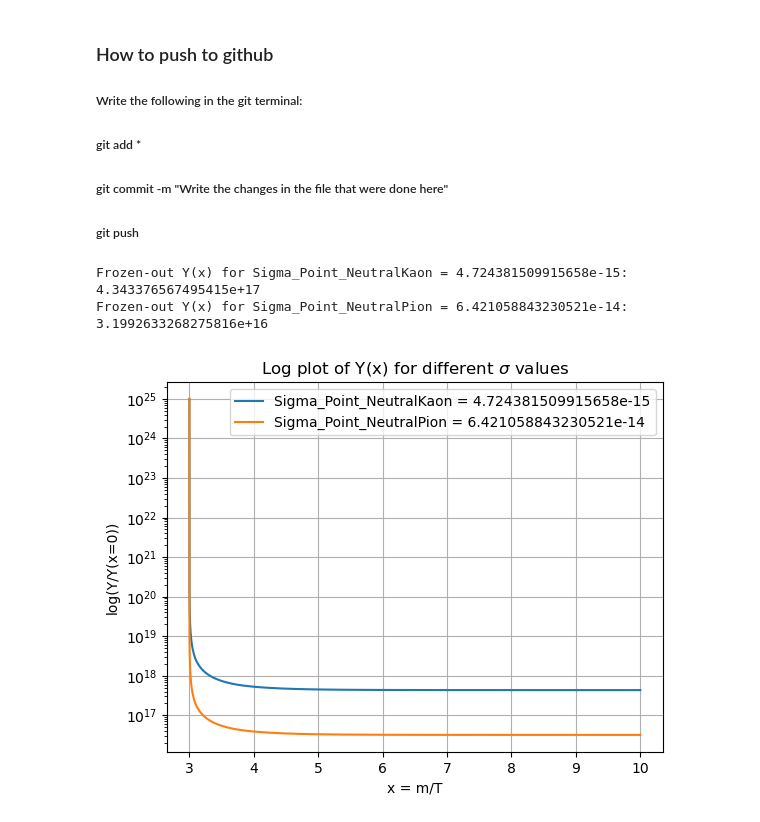
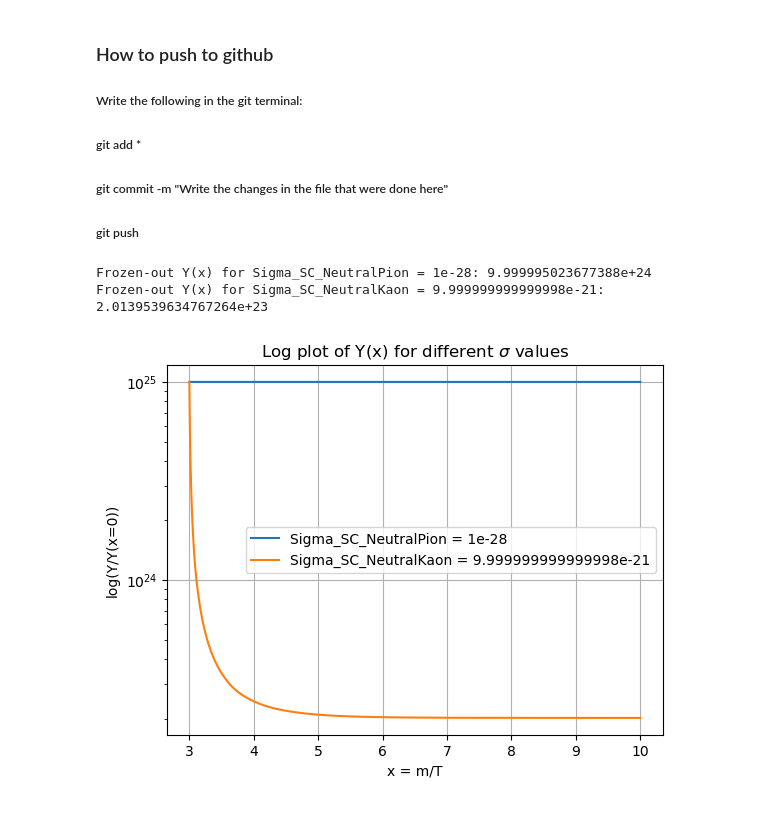
Before and after one commit to IgalPress/Thesis, a Jupyter notebook: FreezeOutCode.ipynb, the cells around one changed output. Saved outputs shown, nothing was run; the diff lists cells and outputs as text; code cells hidden in the pictures.

Commit message:
Tweaked code and added a line where I can play with pion and kaon masses

```diff
--- a/FreezeOutCode.ipynb
+++ b/FreezeOutCode.ipynb
@@ -26,34 +26,34 @@ with open('GstarS.csv', 'r') as f:
 Y0 = [1e25]
 x_min = 3
 x_max = 10
 x_span = (x_min, x_max)
 x_eval = np.linspace(x_min, x_max, 500000)
 
-sigma_values = [Sigma_Point_NeutralKaon, Sigma_Point_NeutralPion]
+sigma_values = [Sigma_SC_NeutralPion, Sigma_SC_NeutralKaon]
 
 for sigma_value in sigma_values:
     sigma_name = get_variable_name(sigma_value, globals())
     sol = solve_ivp(lambda x, Y: dYdx(x, Y, sigma_value), x_span, Y0, t_eval=x_eval)
 
     # Number of frozen-out dm particles
     Y_frozen = sol.y[0, -1]
     print(f'Frozen-out Y(x) for {sigma_name} = {sigma_value}: {Y_frozen}')
 
     plt.plot(sol.t, sol.y[0], label=f'{sigma_name} = {sigma_value}')
 
 
 # Plot configurations
 plt.yscale('log')
 #plt.xscale('log')
 plt.xlabel('x = m/T')
 plt.ylabel('log(Y/Y(x=0))')
 plt.title('Log plot of Y(x) for different $\sigma$ values')
 plt.legend()
 plt.grid(True)
 #plt.savefig('DifferentSigmaSValues.png', facecolor='w')
 
 plt.show()
 # %% [output]
-Frozen-out Y(x) for Sigma_Point_NeutralKaon = 4.724381509915658e-15: 4.343376567495415e+17
-Frozen-out Y(x) for Sigma_Point_NeutralPion = 6.421058843230521e-14: 3.1992633268275816e+16
+Frozen-out Y(x) for Sigma_SC_NeutralPion = 1e-28: 9.999995023677388e+24
+Frozen-out Y(x) for Sigma_SC_NeutralKaon = 9.999999999999998e-21: 2.0139539634767264e+23
-[figure, old version]
+[figure, new version]
```
Also changed, not shown: 2 other files.
